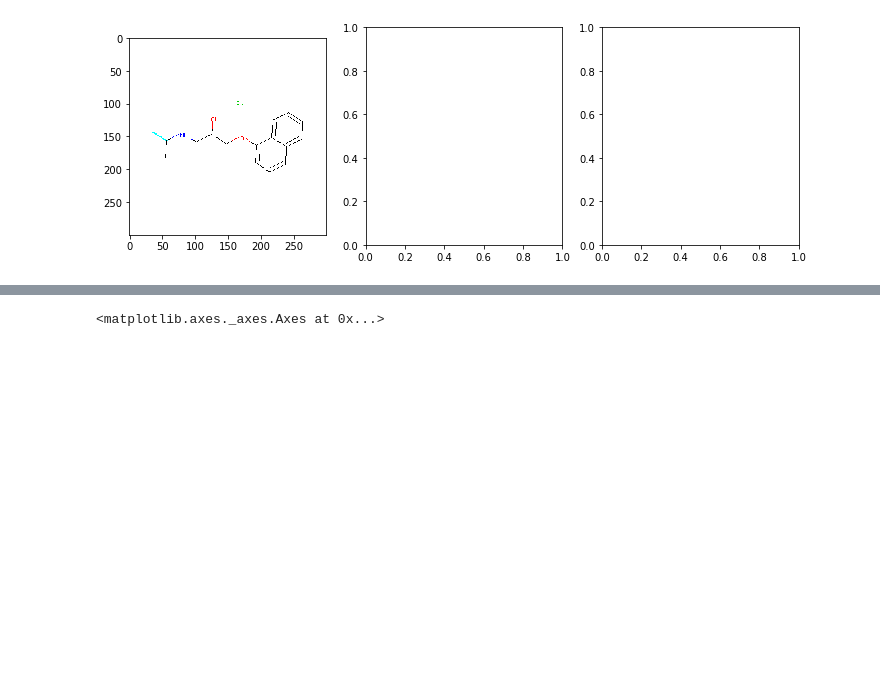
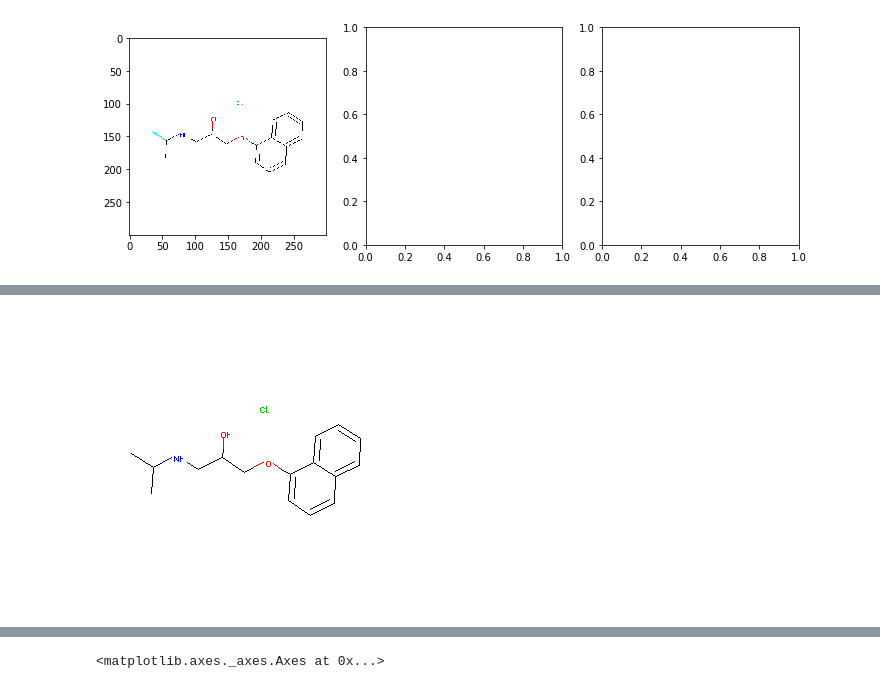
Before and after one commit to ndey96/GCNN-Explainability, a Jupyter notebook: BBBP EDA.ipynb, the cells around one changed output, grey strips where cells are left out. Cells and saved outputs as stored; diff of their text form; code cells hidden in the pictures; blank space fills up the shorter version.

```diff
--- a/BBBP EDA.ipynb
+++ b/BBBP EDA.ipynb
@@ -239,0 +355,4 @@ mol
+# %%
+Draw.MolToImage(mol, highlightAtoms=[11])
+# %% [output]
+[figure, added]
```
Also changed, not shown: parts of 14 cells of this notebook, 1 other file.
